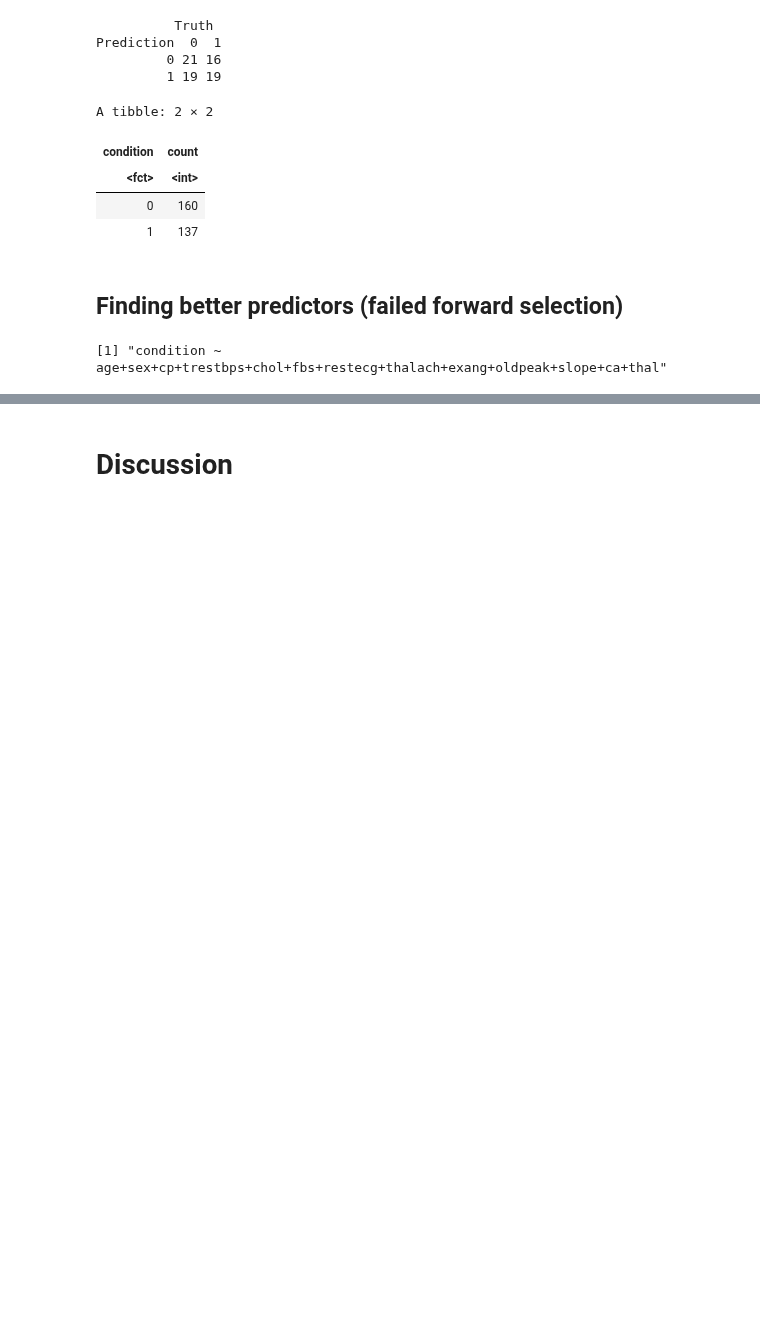
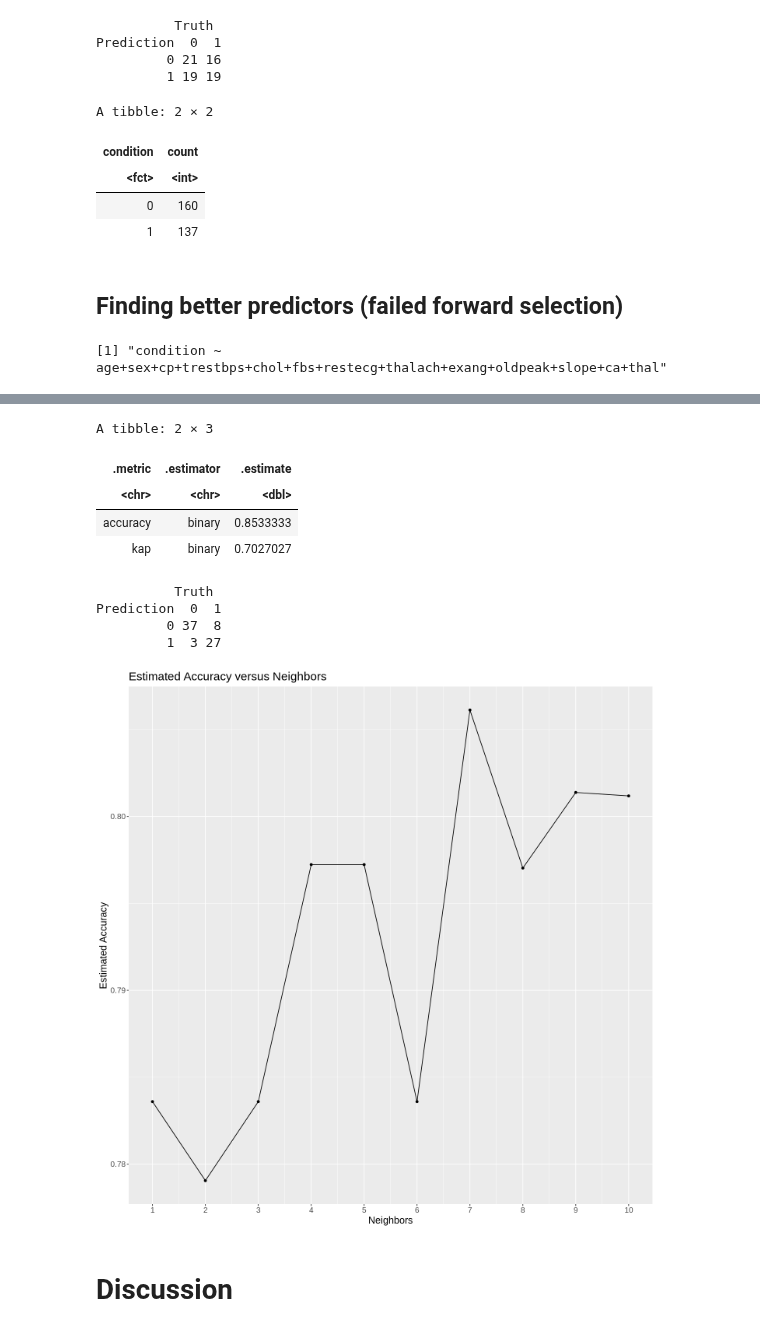
Before and after one commit to aChipmunka/dsci100_2023s1_group21, a Jupyter notebook: project/group_project_report.ipynb, the cells around one changed output, grey strips where cells are left out. Drawn from its saved outputs; the diff is of its cells as text; code cells hidden in the pictures; blank space fills up the shorter version.

Commit message:
Made predictions using forward selection

```diff
--- a/project/group_project_report.ipynb
+++ b/project/group_project_report.ipynb
@@ -251,2 +247,62 @@ ERROR: Error in parse(text = x, srcfile = src): <text>:32:11: unexpected symbol
+# %%
+#Cross-validation
+set.seed(2023)
+
+forward_recipe <- recipe(condition ~ oldpeak + cp + ca, data = cleveland_train) |>
+    step_scale(all_predictors()) |>
+    step_center(all_predictors())
+
+forward_results <- workflow()|>
+    add_recipe(forward_recipe)|>
+    add_model(knn_tune)|>
+    tune_grid(resamples = cleveland_vfold, grid = gridvals)|>
+    collect_metrics()
+
+#Creating plot of estimated accuracy vs neighbors
+options(repr.plot.width=12, repr.plot.height=12)
+
+forward_accuracy_vs_k_plot <- forward_results|>
+    filter(.metric == "accuracy")|>
+    ggplot(aes(x = neighbors, y = mean))+
+    geom_point()+
+    geom_line()+
+    labs(x = "Neighbors", y = "Estimated Accuracy")+
+    scale_x_continuous(breaks = pull(gridvals))+
+    ggtitle("Estimated Accuracy versus Neighbors")+
+    theme(text = element_text(size = 15))
+
+forward_accuracy_vs_k_plot
+
+#Predictions, accuracy and conf mat
+forward_spec <- nearest_neighbor(weight_func = "rectangular", neighbors = 25) |>
+       set_engine("kknn") |>
+       set_mode("classification")
+
+forward_fit <- workflow() |>
+             add_recipe(forward_recipe) |>
+             add_model(forward_spec) |>
+            fit(data = cleveland_train)
+
+forward_predictions <- predict(forward_fit, cleveland_test) |>
+                        bind_cols(cleveland_test)
+
+forward_metrics <- forward_predictions |>
+                metrics(truth = condition, estimate = .pred_class)
+
+forward_conf_mat <- forward_predictions |>
+                        conf_mat(truth = condition, estimate = .pred_class)
+forward_metrics
+forward_conf_mat
+# %% [output]
+A tibble: 2 × 3
+| .metric | .estimator | .estimate |
+| <chr> | <chr> | <dbl> |
+| accuracy | binary | 0.8533333 |
+| kap | binary | 0.7027027 |
+          Truth
+Prediction  0  1
+         0 37  8
+         1  3 27
+[figure, added]
 # %% [markdown]
 # Discussion
```
Also changed, not shown: parts of 3 cells of this notebook.
